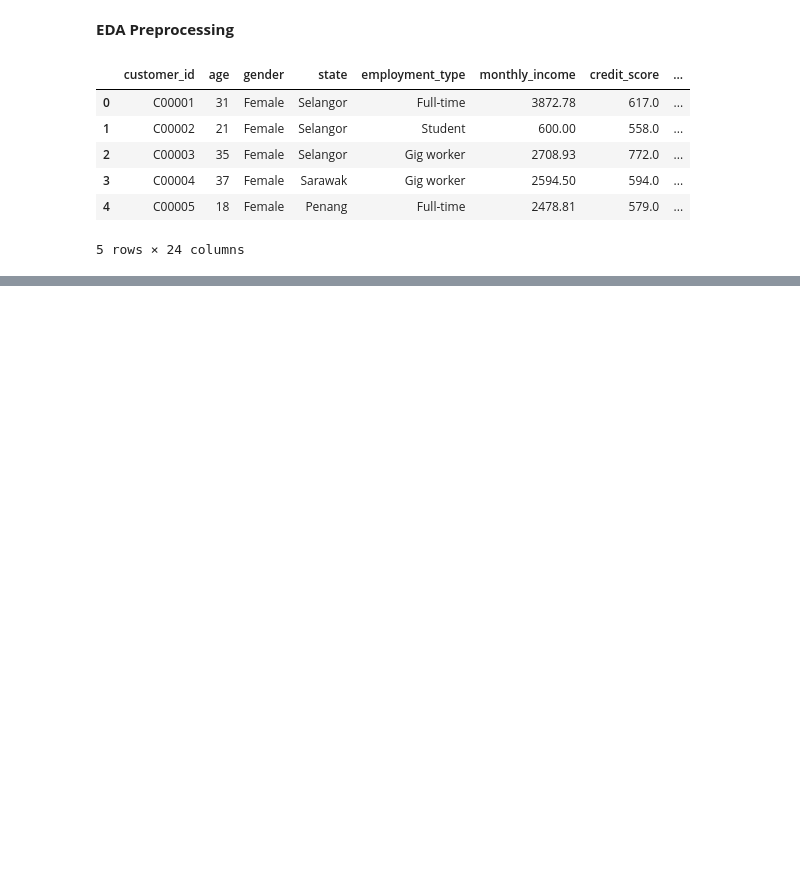
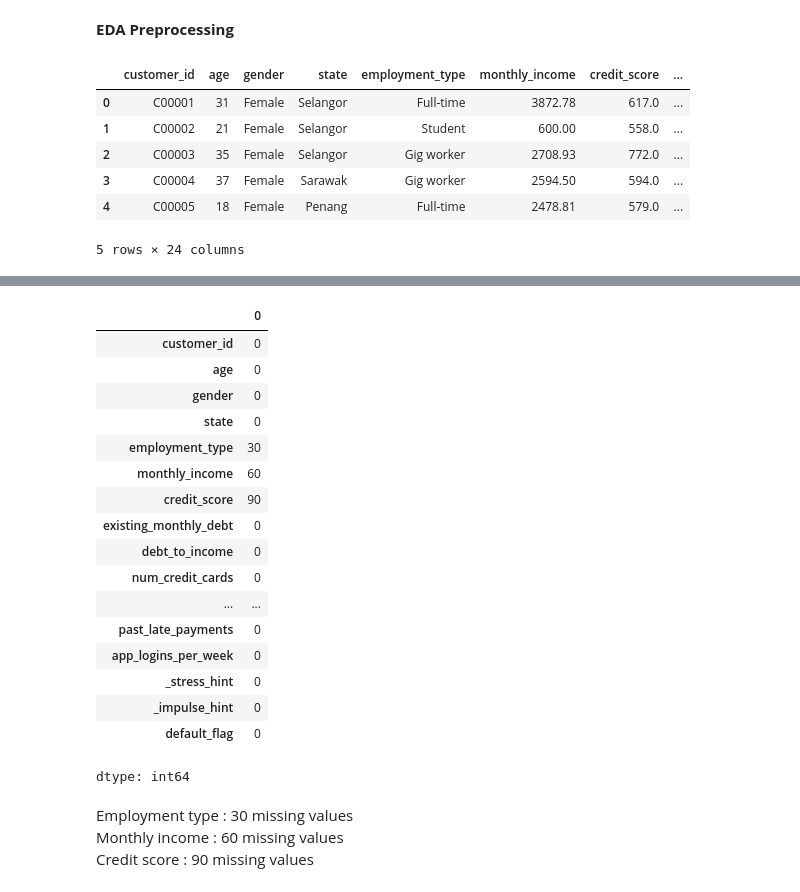
Before and after one commit to husn44/bnpl-default-prediction, a Jupyter notebook: notebooks/03_eda_preprocessing_C.ipynb, the cells around one changed output, grey strips where cells are left out. Drawn from its saved outputs; the diff is of its cells as text; code cells hidden in the pictures; blank space fills up the shorter version.

Commit message:
Missing values checked

```diff
--- a/notebooks/03_eda_preprocessing_C.ipynb
+++ b/notebooks/03_eda_preprocessing_C.ipynb
@@ -46,3 +46,29 @@ memory usage: 562.6+ KB
 | 50% | 29.000000 | 3643.910000 | 646.000000 | 641.510000 | 0.244000 | 1.000000 | ... |
 | 75% | 34.000000 | 5628.892500 | 696.000000 | 1348.295000 | 0.397250 | 2.000000 | ... |
 | max | 54.000000 | 20027.350000 | 850.000000 | 16508.390000 | 2.052000 | 5.000000 | ... |
+# %%
+# Check for missing values
+df.isnull().sum()
+# %% [output]
+|  | 0 |
+| customer_id | 0 |
+| age | 0 |
+| gender | 0 |
+| state | 0 |
+| employment_type | 30 |
+| monthly_income | 60 |
+| credit_score | 90 |
+| existing_monthly_debt | 0 |
+| debt_to_income | 0 |
+| num_credit_cards | 0 |
+| ... | ... |
+| past_late_payments | 0 |
+| app_logins_per_week | 0 |
+| _stress_hint | 0 |
+| _impulse_hint | 0 |
+| default_flag | 0 |
+dtype: int64
+# %% [markdown]
+Employment type : 30 missing values
+Monthly income : 60 missing values
+Credit score : 90 missing values
```
